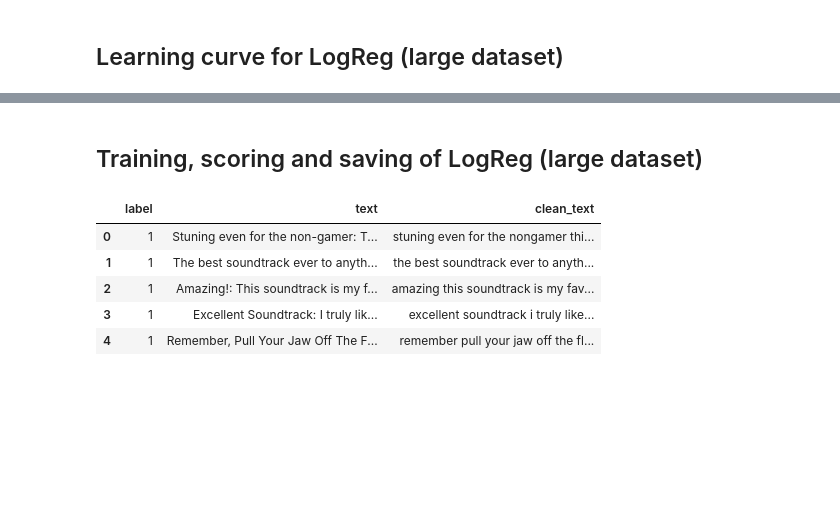
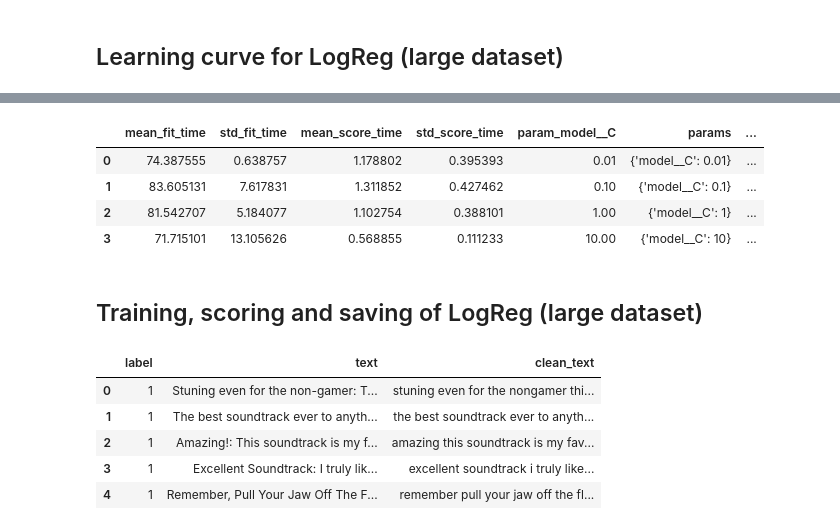
Before and after one commit to Jojo2813/sentiscope, a Jupyter notebook: notebooks/EDA_JJ.ipynb, the cells around one changed output, grey strips where cells are left out. Cells and saved outputs as stored; diff of their text form; code cells hidden in the pictures; blank space fills up the shorter version.

```diff
--- a/notebooks/EDA_JJ.ipynb
+++ b/notebooks/EDA_JJ.ipynb
@@ -199,3 +219,14 @@ plt.show()
+# %%
+results_df = pd.DataFrame(grid.cv_results_)
+results_df.to_csv('../documentation/grid_search_ml.csv')
+# %%
+results_df.head()
+# %% [output]
+|  | mean_fit_time | std_fit_time | mean_score_time | std_score_time | param_model__C | params | ... |
+| 0 | 74.387555 | 0.638757 | 1.178802 | 0.395393 | 0.01 | {'model__C': 0.01} | ... |
+| 1 | 83.605131 | 7.617831 | 1.311852 | 0.427462 | 0.10 | {'model__C': 0.1} | ... |
+| 2 | 81.542707 | 5.184077 | 1.102754 | 0.388101 | 1.00 | {'model__C': 1} | ... |
+| 3 | 71.715101 | 13.105626 | 0.568855 | 0.111233 | 10.00 | {'model__C': 10} | ... |
 # %% [markdown]
 ## Training, scoring and saving of LogReg (large dataset)
 # %%
```
Also changed, not shown: parts of 21 cells of this notebook.
